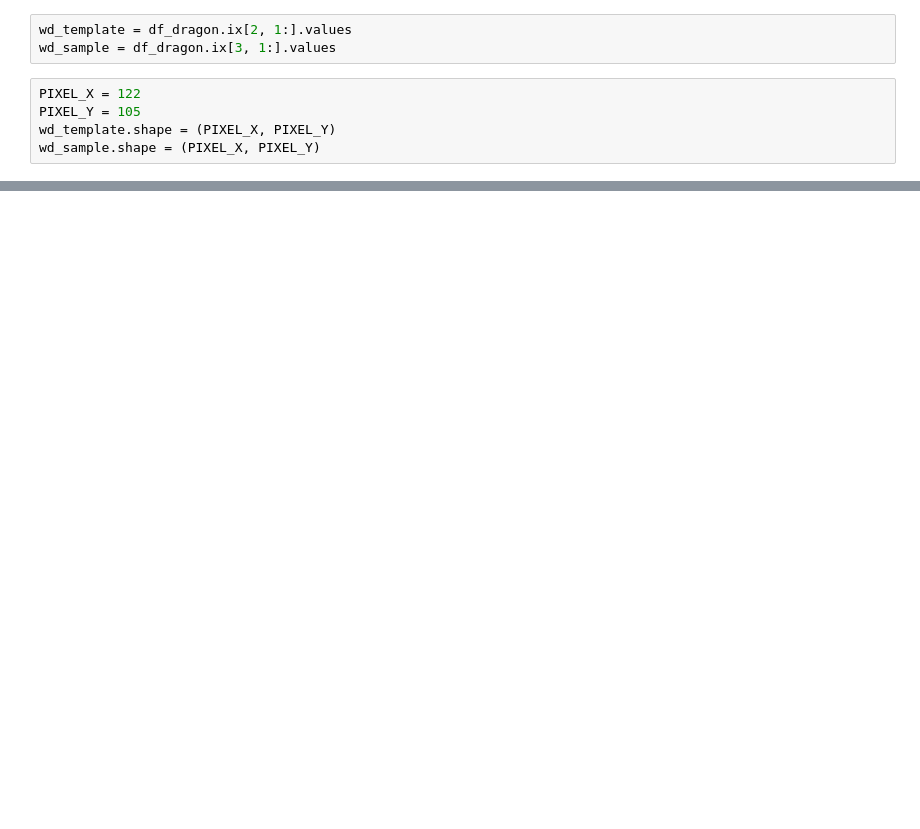
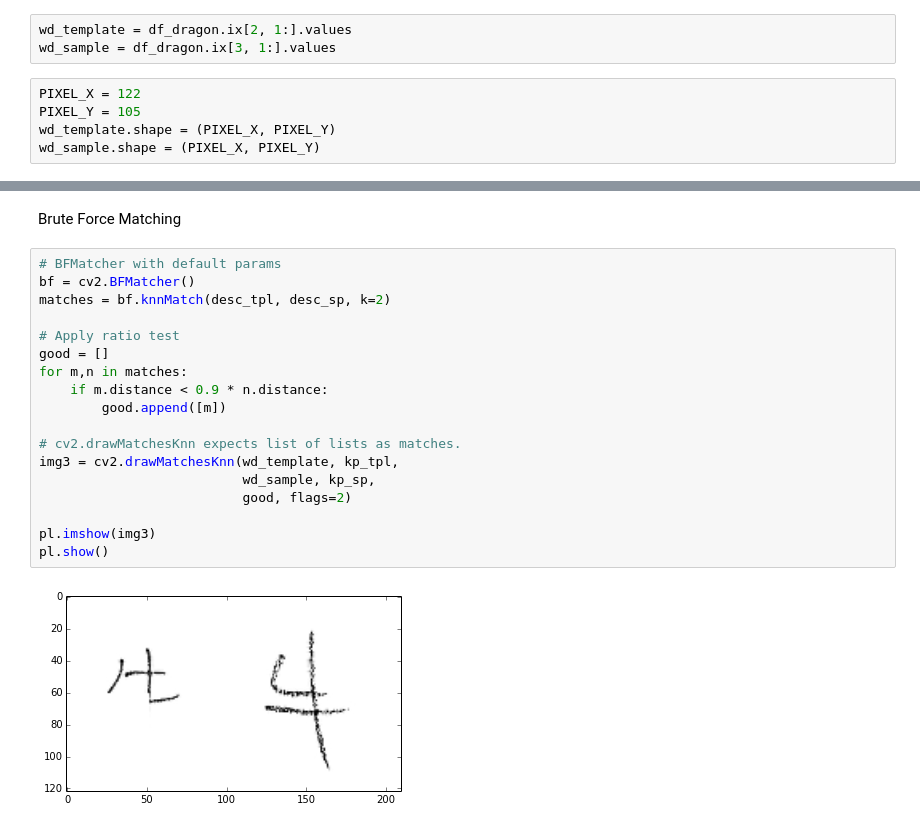
Before and after one commit to Rotceh/2013-ML-TeamProject, a Jupyter notebook: sift_opencv.ipynb, the cells around one changed output, grey strips where cells are left out. Saved outputs shown, nothing was run; the diff lists cells and outputs as text; blank space fills up the shorter version.

```diff
--- a/sift_opencv.ipynb
+++ b/sift_opencv.ipynb
@@ -141,0 +179,22 @@ desc.shape
+# %% [markdown]
+Brute Force Matching
+# %%
+# BFMatcher with default params
+bf = cv2.BFMatcher()
+matches = bf.knnMatch(desc_tpl, desc_sp, k=2)
+
+# Apply ratio test
+good = []
+for m,n in matches:
+    if m.distance < 0.9 * n.distance:
+        good.append([m])
+
+# cv2.drawMatchesKnn expects list of lists as matches.
+img3 = cv2.drawMatchesKnn(wd_template, kp_tpl,
+                          wd_sample, kp_sp,
+                          good, flags=2)
+
+pl.imshow(img3)
+pl.show()
+# %% [output]
+[figure, added]
```
Also changed, not shown: parts of 15 cells of this notebook.
